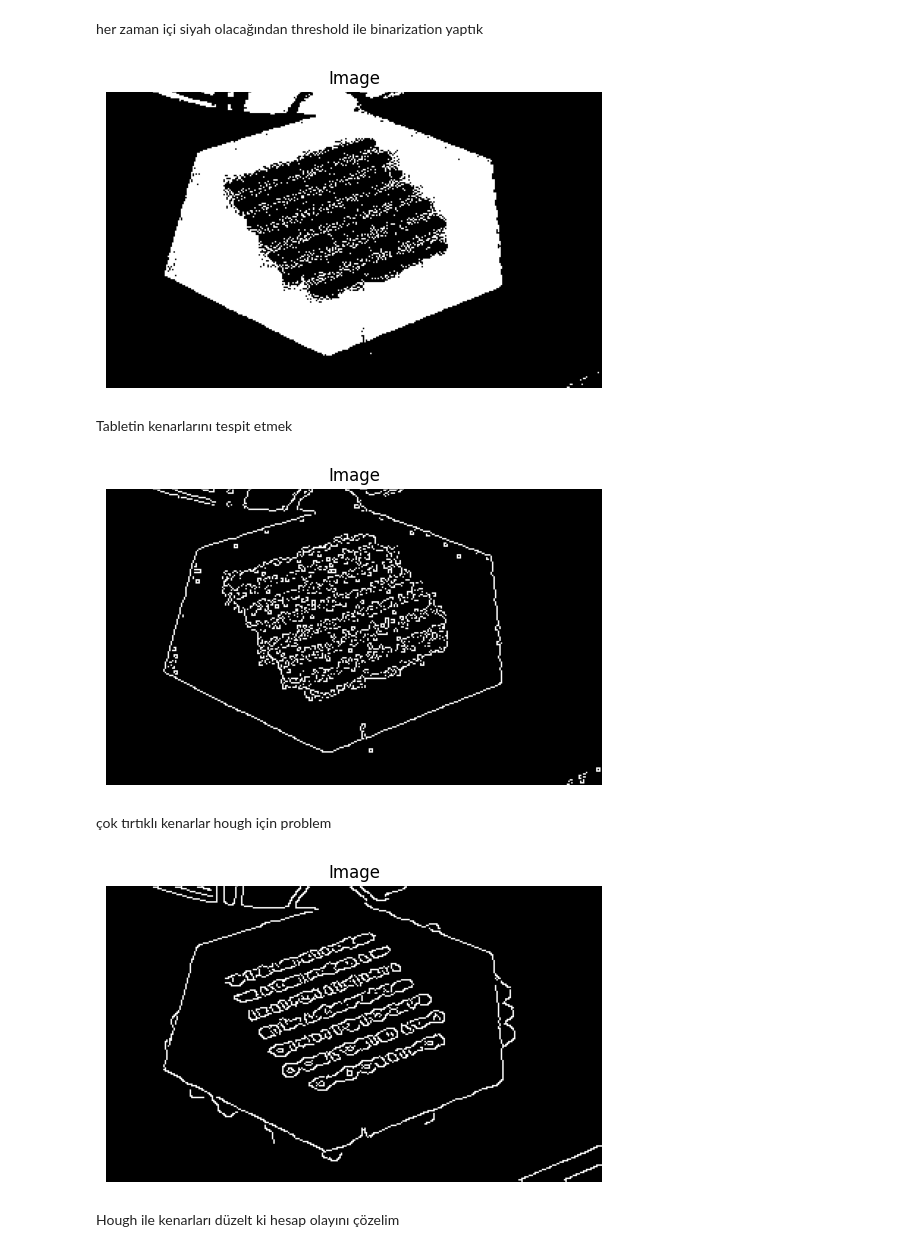
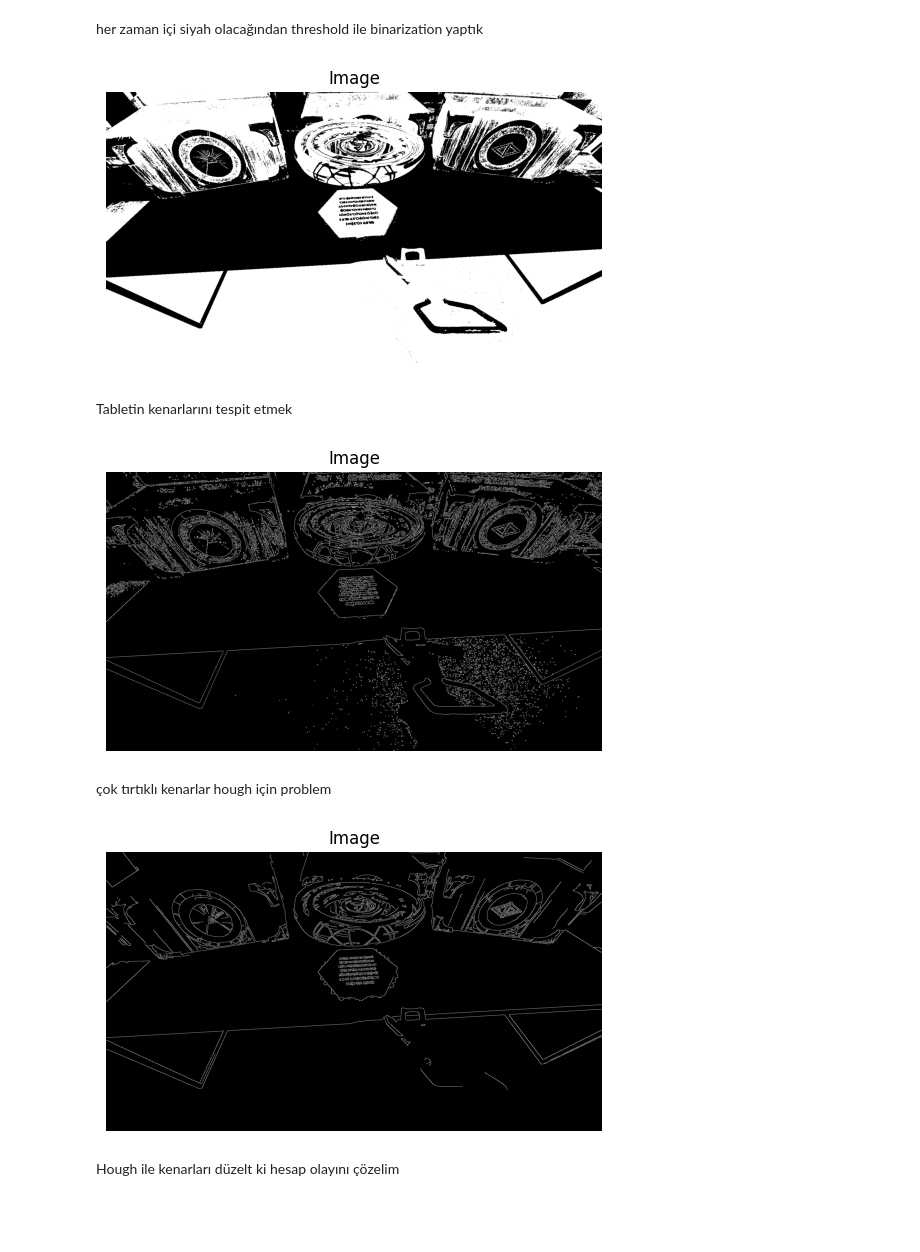
Before and after one commit to onuralpArsln/toJava, a Jupyter notebook: PayDayProject/basicImgProcess.ipynb, the cells around one changed output. Drawn from its saved outputs; the diff is of its cells as text; code cells hidden in the pictures; blank space fills up the shorter version.

```diff
--- a/PayDayProject/basicImgProcess.ipynb
+++ b/PayDayProject/basicImgProcess.ipynb
@@ -20,7 +24,7 @@ import cv2
 
 
 # Görüntüyü yükle
-image = cv2.imread('tablets\\tablet.jpg')
+image = cv2.imread('tablets\\tablet2.jpg')
 
 # Gri tonlamaya çevir
 gray = cv2.cvtColor(image, cv2.COLOR_BGR2GRAY)
@@ -31,11 +35,11 @@ imshow(gray)
 # %% [markdown]
 her zaman içi siyah olacağından threshold ile binarization yaptık
 # %%
-_, binary = cv2.threshold(gray, 45, 255, cv2.THRESH_BINARY_INV)
+_, binary = cv2.threshold(gray, 55, 255, cv2.THRESH_BINARY_INV)
 imshow(binary)
 # 50 threshold 255 maks
 # %% [output]
-[figure, old version]
+[figure, new version]
 # %% [markdown]
 Tabletin kenarlarını tespit etmek
 # %%
@@ -43,7 +47,7 @@ Tabletin kenarlarını tespit etmek
 edges = cv2.Canny(binary, 50, 150)
 imshow(edges)
 # %% [output]
-[figure, old version]
+[figure, new version]
 # %% [markdown]
 çok tırtıklı kenarlar hough için problem
 # %%
@@ -51,7 +55,7 @@ blurred = cv2.GaussianBlur(gray, (7, 7), 0)
 edges = cv2.Canny(blurred, 50, 150)
 imshow(edges)
 # %% [output]
-[figure, old version]
+[figure, new version]
 # %% [markdown]
 Hough ile kenarları düzelt ki hesap olayını çözelim
 # %%
```
Also changed, not shown: parts of 8 cells of this notebook, 1 other file.
